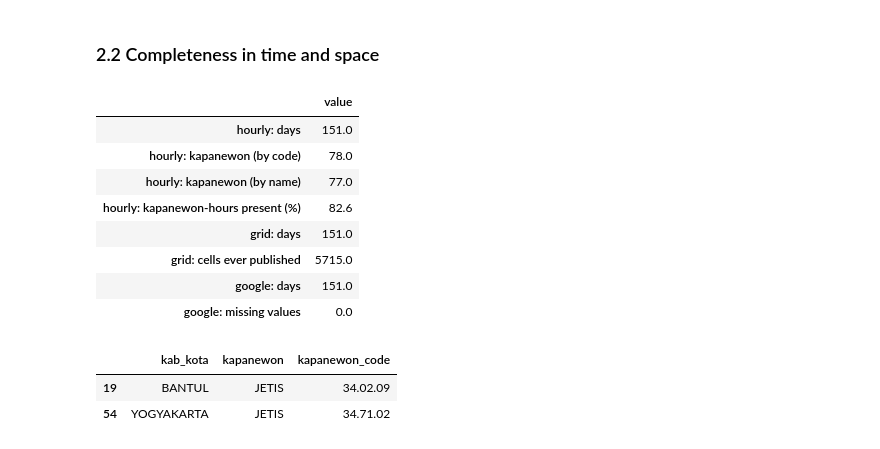
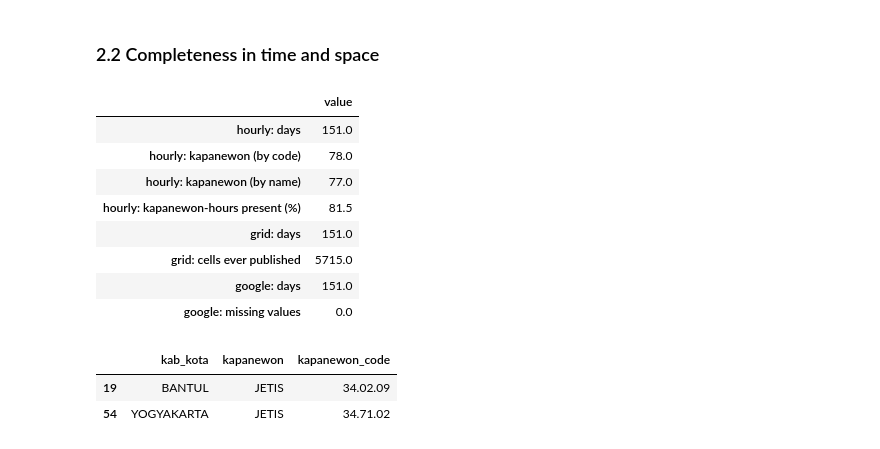
Before and after one commit to FachryAlfareeza/JogjaHumanMobility, a Jupyter notebook: notebooks/01_eda.ipynb, the cells around one changed output. Cells and saved outputs as stored; diff of their text form; code cells hidden in the pictures.

```diff
--- a/notebooks/01_eda.ipynb
+++ b/notebooks/01_eda.ipynb
@@ -141,22 +144,22 @@ Reading the table:
 # %%
 cov = pd.DataFrame({
     "hourly: days": [hourly.date.nunique()],
     "hourly: kapanewon (by code)": [hourly.kapanewon_code.nunique()],
     "hourly: kapanewon (by name)": [hourly.kapanewon.nunique()],
     "hourly: kapanewon-hours present (%)": [round(100 * len(hourly) /
-        (hourly.date.nunique() * 24 * hourly.kapanewon.nunique()), 1)],
+        (hourly.date.nunique() * 24 * hourly.kapanewon_code.nunique()), 1)],
     "grid: days": [grid.date.nunique()],
     "grid: cells ever published": [grid.cell_id.nunique()],
     "google: days": [google.date.nunique()],
     "google: missing values": [int(google[GCATS].isna().sum().sum())],
 }).T.rename(columns={0: "value"})
 cov
 # %% [output]
 |  | value |
 | hourly: days | 151.0 |
 | hourly: kapanewon (by code) | 78.0 |
 | hourly: kapanewon (by name) | 77.0 |
-| hourly: kapanewon-hours present (%) | 82.6 |
+| hourly: kapanewon-hours present (%) | 81.5 |
 | grid: days | 151.0 |
 | grid: cells ever published | 5715.0 |
 | google: days | 151.0 |
```
Also changed, not shown: parts of 11 cells of this notebook, 28 other files.
